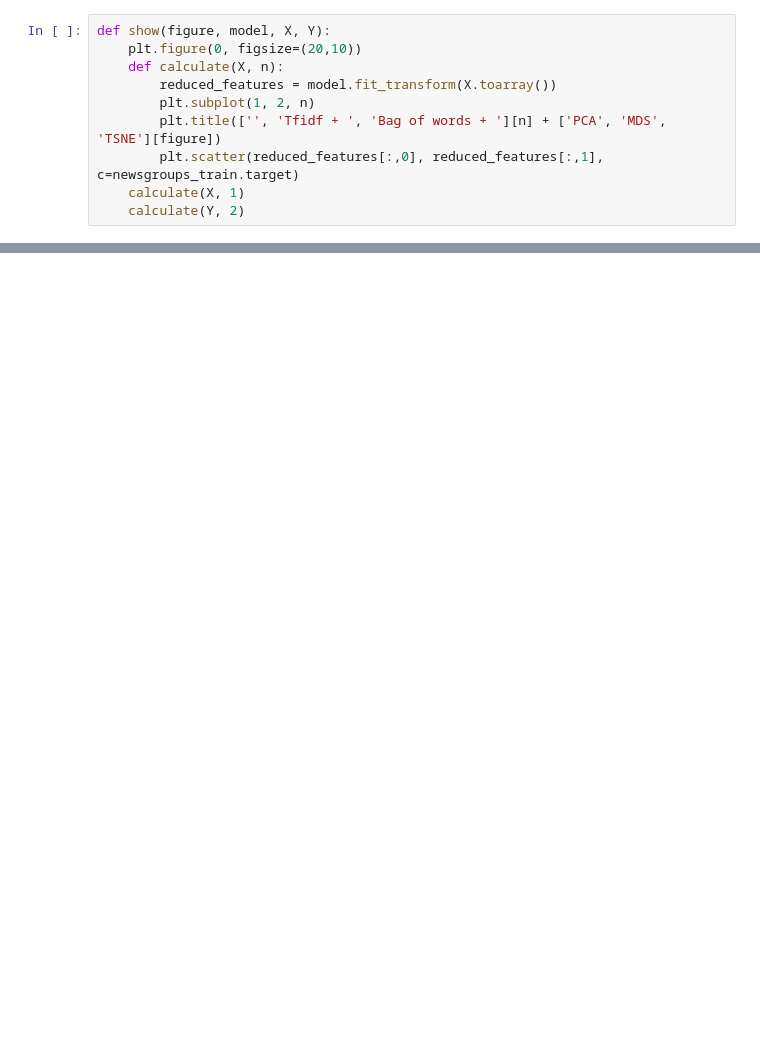
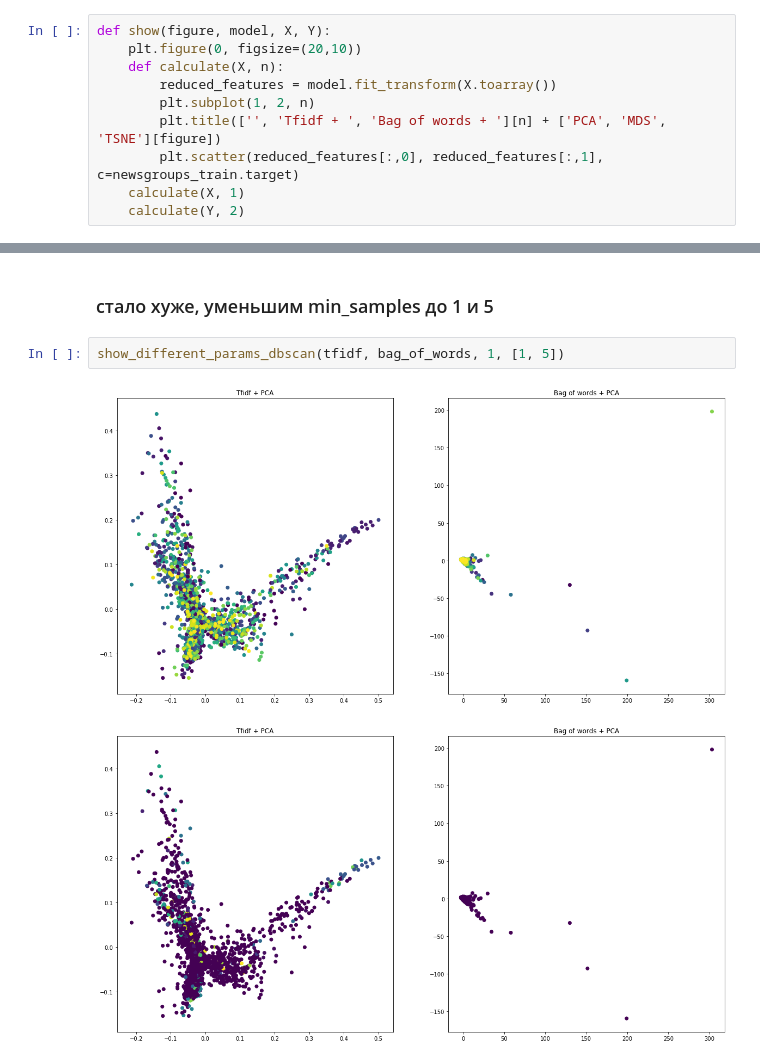
Before and after one commit to VanilaBear/TextClustering, a Jupyter notebook: text_clustering_notebook.ipynb, the cells around one changed output, grey strips where cells are left out. Saved outputs shown, nothing was run; the diff lists cells and outputs as text; blank space fills up the shorter version.

```diff
--- a/text_clustering_notebook.ipynb
+++ b/text_clustering_notebook.ipynb
@@ -219,0 +158,7 @@ Topic #2: edu space nasa graphics image university data com gov program
+# %% [markdown]
+### стало хуже, уменьшим min_samples до 1 и 5
+# %%
+show_different_params_dbscan(tfidf, bag_of_words, 1, [1, 5])
+# %% [output]
+[figure, added]
+[figure, added]
```
Also changed, not shown: parts of 74 cells of this notebook.
